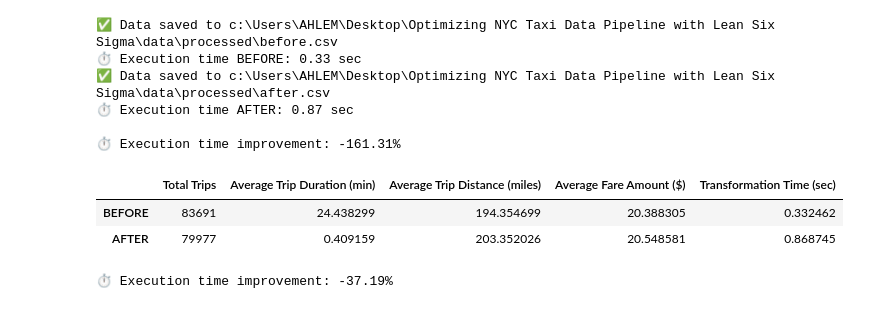
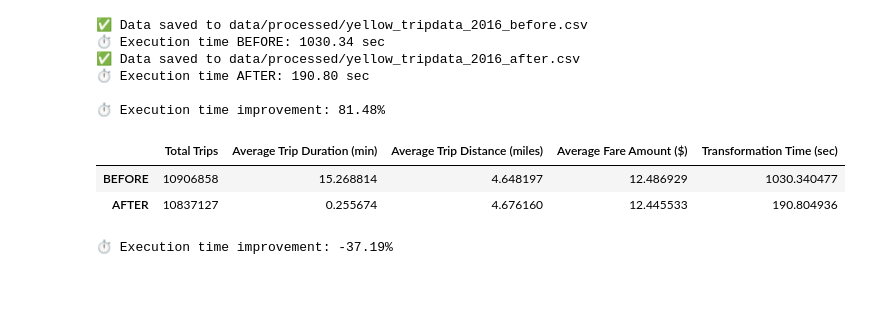
Before and after one commit to AhlemBrinsi/Optimizing-NYC-Taxi-Data-Pipeline-with-Lean-Six-Sigma, a Jupyter notebook: analyse.ipynb, the cells around one changed output. Drawn from its saved outputs; the diff is of its cells as text; code cells hidden in the pictures.

```diff
--- a/analyse.ipynb
+++ b/analyse.ipynb
@@ -2,6 +14,11 @@
 # --------------------------
 # Step 1: Run pipeline BEFORE & AFTER
 # --------------------------
+
+
+RAW_PATH = "data/raw/yellow_tripdata_2016-01.csv"
+PROCESSED_BEFORE = "data/processed/yellow_tripdata_2016_before.csv"
+PROCESSED_AFTER = "data/processed/yellow_tripdata_2016_after.csv"
 
 # Measure BEFORE transformation
 start_before = time.time()
@@ -22,40 +39,40 @@ time_after = end_after - start_after
 # Save AFTER CSV
 load_data(df_after, PROCESSED_AFTER)
 print(f"⏱️ Execution time AFTER: {time_after:.2f} sec")
 
 # --------------------------
 # Step 2: Compute Metrics + Execution Time Improvement
 # --------------------------
 
 # Ensure trip durations are in minutes for comparison
 df_before['trip_minutes'] = df_before['trip_minutes']  # already in minutes
 df_after['trip_minutes'] = df_after['trip_duration'] / 60  # convert seconds → minutes
 
 metrics = {
     'Total Trips': [len(df_before), len(df_after)],
     'Average Trip Duration (min)': [df_before['trip_minutes'].mean(), df_after['trip_minutes'].mean()],
     'Average Trip Distance (miles)': [df_before['trip_distance'].mean(), df_after['trip_distance'].mean()],
     'Average Fare Amount ($)': [df_before['fare_amount'].mean(), df_after['fare_amount'].mean()],
     'Transformation Time (sec)': [time_before, time_after]
 }
 
 metrics_df = pd.DataFrame(metrics, index=['BEFORE', 'AFTER'])
 
 # Calculate execution time improvement
 improvement_pct = ((time_before - time_after) / time_before) * 100
 print(f"\n⏱️ Execution time improvement: {improvement_pct:.2f}%\n")
 
 metrics_df
 # %% [output]
-✅ Data saved to c:\Users\AHLEM\Desktop\Optimizing NYC Taxi Data Pipeline with Lean Six Sigma\data\processed\before.csv
-⏱️ Execution time BEFORE: 0.33 sec
-✅ Data saved to c:\Users\AHLEM\Desktop\Optimizing NYC Taxi Data Pipeline with Lean Six Sigma\data\processed\after.csv
-⏱️ Execution time AFTER: 0.87 sec
+✅ Data saved to data/processed/yellow_tripdata_2016_before.csv
+⏱️ Execution time BEFORE: 1030.34 sec
+✅ Data saved to data/processed/yellow_tripdata_2016_after.csv
+⏱️ Execution time AFTER: 190.80 sec
 
-⏱️ Execution time improvement: -161.31%
+⏱️ Execution time improvement: 81.48%
 |  | Total Trips | Average Trip Duration (min) | Average Trip Distance (miles) | Average Fare Amount ($) | Transformation Time (sec) |
-| BEFORE | 83691 | 24.438299 | 194.354699 | 20.388305 | 0.332462 |
-| AFTER | 79977 | 0.409159 | 203.352026 | 20.548581 | 0.868745 |
+| BEFORE | 10906858 | 15.268814 | 4.648197 | 12.486929 | 1030.340477 |
+| AFTER | 10837127 | 0.255674 | 4.676160 | 12.445533 | 190.804936 |
 # %%
 # --------------------------
 # Step 2: Compute Metrics + Execution Time Improvement
```
Also changed, not shown: parts of 1 cell of this notebook, 4 other files.
